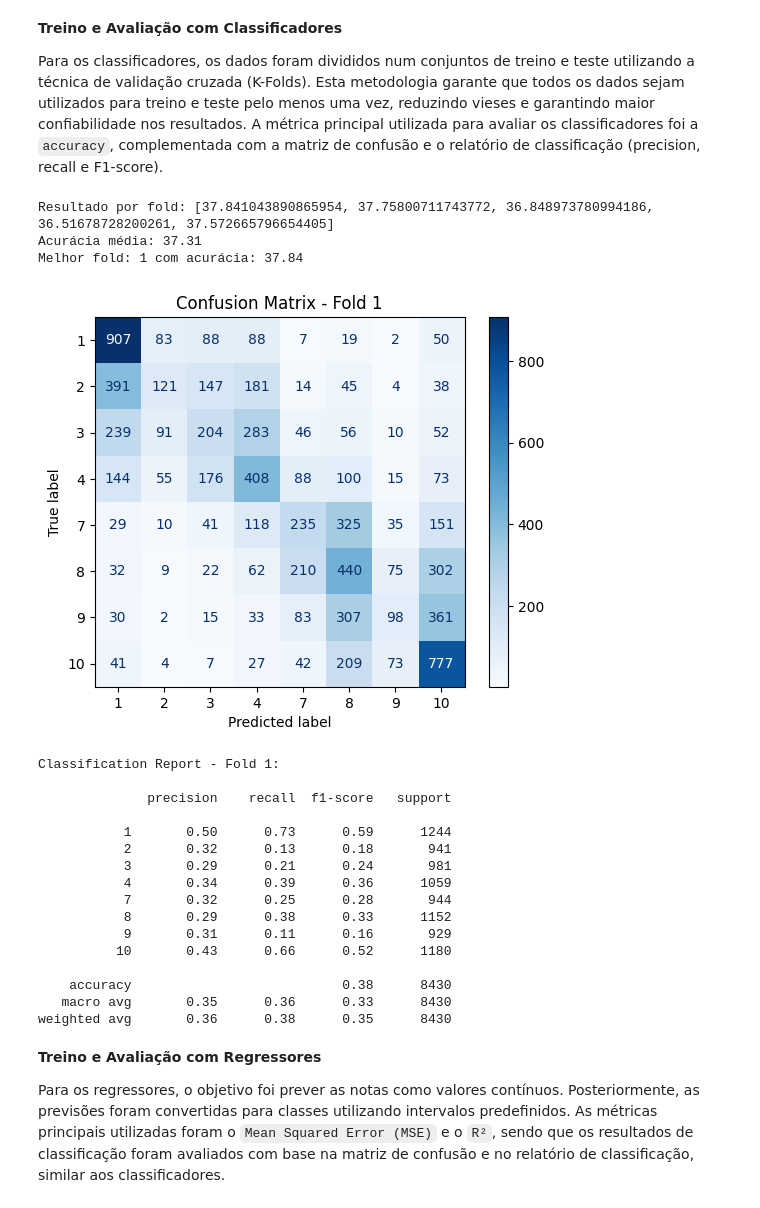
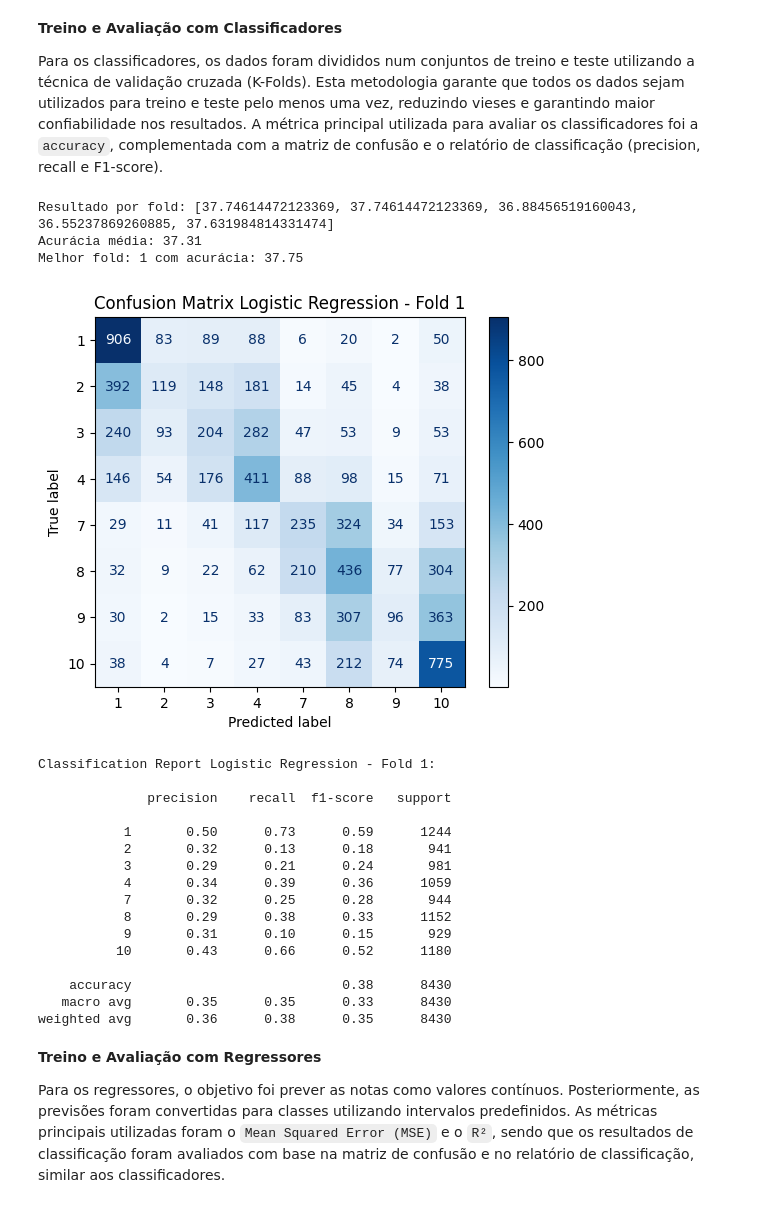
Before and after one commit to tomasmatos6/AA, a Jupyter notebook: Trabs/Trab2/trab2.ipynb, the cells around one changed output. Drawn from its saved outputs; the diff is of its cells as text; code cells hidden in the pictures.

```diff
--- a/Trabs/Trab2/trab2.ipynb
+++ b/Trabs/Trab2/trab2.ipynb
@@ -320,41 +320,41 @@ for fold_idx, (train_index, test_index) in enumerate(kf.split(X_tfidf), 1):
         best_accuracy = accuracy
         best_fold = fold_idx
         best_results = {
             "X_train": X_train,
             "X_test": X_test,
             "y_train": y_train,
             "y_test": y_test,
             "y_pred": y_pred_lr,
         }
 
 # Exibir resultados
 mean_accuracy = np.mean(accuracies)
 std_accuracy = np.std(accuracies)
 
 print(f"Resultado por fold: {accuracies}")
 print(f"Acurácia média: {mean_accuracy:.2f}")
 print(f"Melhor fold: {best_fold} com acurácia: {best_accuracy:.2f}")
 
 # Detalhes do melhor fold
 y_test = best_results["y_test"]
 y_pred_lr = best_results["y_pred"]
 
 # Matriz de Confusão
-cm = confusion_matrix(y_test, y_pred_lr)
-cmd = ConfusionMatrixDisplay(confusion_matrix=cm, display_labels=np.unique(y_test))
+cm_lr = confusion_matrix(y_test, y_pred_lr)
+cmd = ConfusionMatrixDisplay(confusion_matrix=cm_lr, display_labels=np.unique(y_test))
 cmd.plot(cmap=plt.cm.Blues)
-plt.title(f"Confusion Matrix - Fold {best_fold}")
+plt.title(f"Confusion Matrix Logistic Regression - Fold {best_fold}")
 plt.show()
 
 # Classification Report
-print(f"\nClassification Report - Fold {best_fold}:\n")
+print(f"\nClassification Report Logistic Regression - Fold {best_fold}:\n")
 print(classification_report(y_test, y_pred_lr, target_names=[str(cls) for cls in np.unique(y_test)]))
 # %% [output]
-Resultado por fold: [37.841043890865954, 37.75800711743772, 36.848973780994186, 36.51678728200261, 37.572665796654405]
+Resultado por fold: [37.74614472123369, 37.74614472123369, 36.88456519160043, 36.55237869260885, 37.631984814331474]
 Acurácia média: 37.31
-Melhor fold: 1 com acurácia: 37.84
+Melhor fold: 1 com acurácia: 37.75
-[figure, old version]
+[figure, new version]
-Classification Report - Fold 1:
+Classification Report Logistic Regression - Fold 1:
 
               precision    recall  f1-score   support
 
@@ -364,11 +364,11 @@ Classification Report - Fold 1:
            4       0.34      0.39      0.36      1059
            7       0.32      0.25      0.28       944
            8       0.29      0.38      0.33      1152
-           9       0.31      0.11      0.16       929
+           9       0.31      0.10      0.15       929
           10       0.43      0.66      0.52      1180
 
     accuracy                           0.38      8430
-   macro avg       0.35      0.36      0.33      8430
+   macro avg       0.35      0.35      0.33      8430
 weighted avg       0.36      0.38      0.35      8430
 # %% [markdown]
 **Treino e Avaliação com Regressores**
```
Also changed, not shown: parts of 14 cells of this notebook.
